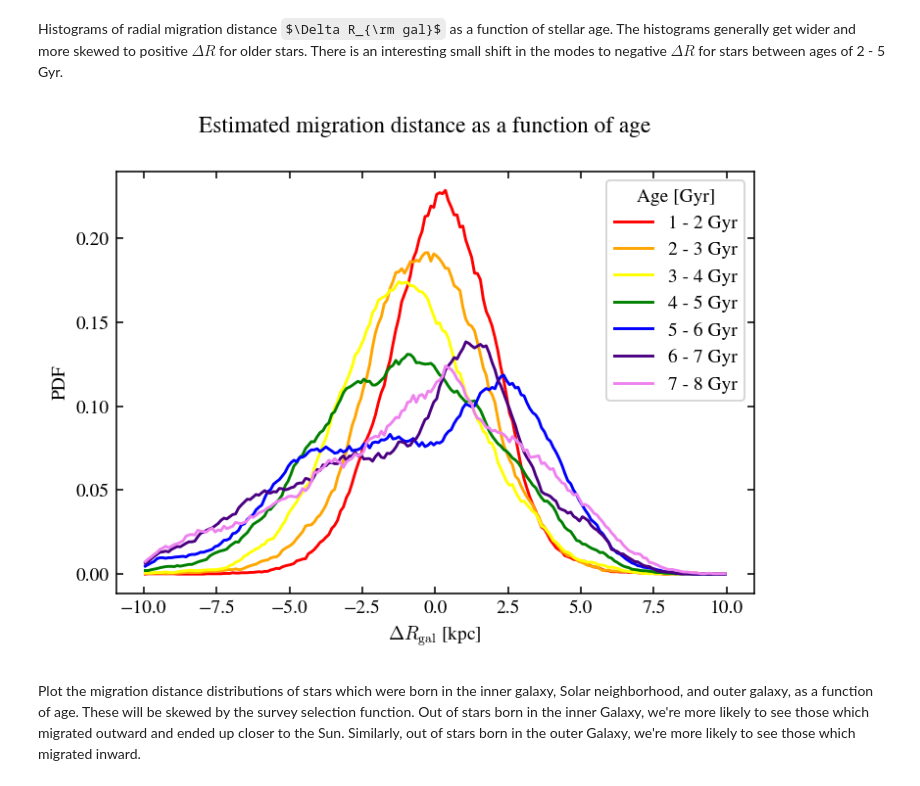
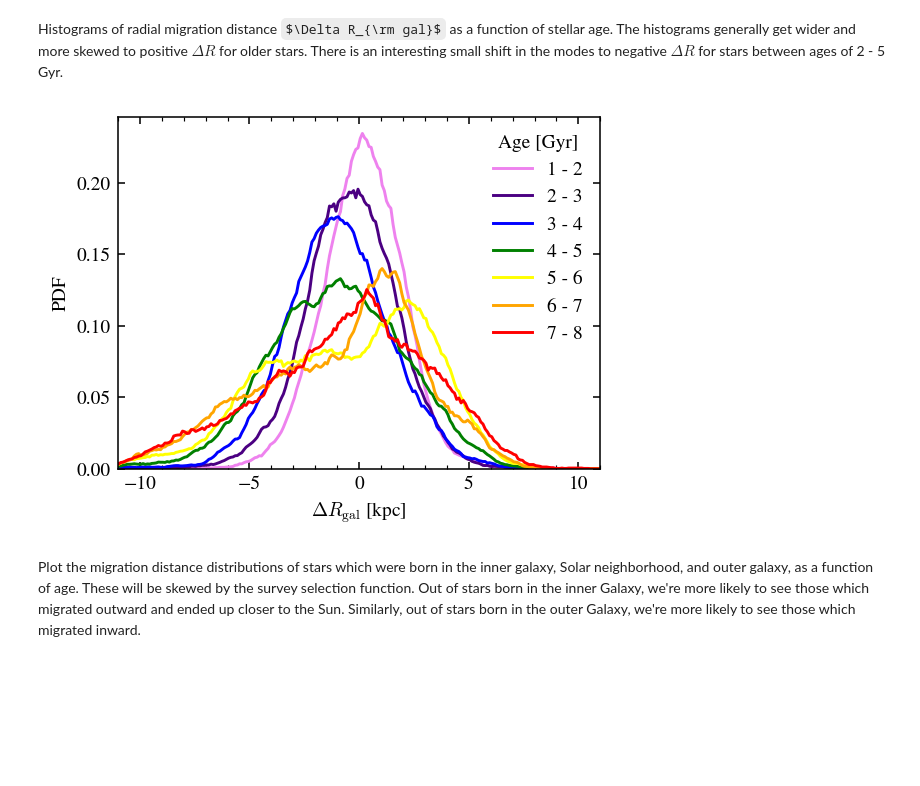
Before and after one commit to lodubay/abeona, a Jupyter notebook: notebooks/birth_radius_v2.ipynb, the cells around one changed output. Drawn from its saved outputs; the diff is of its cells as text; code cells hidden in the pictures; some formulas as TeX source; blank space fills up the shorter version.

```diff
--- a/notebooks/birth_radius_v2.ipynb
+++ b/notebooks/birth_radius_v2.ipynb
@@ -117,7 +104,7 @@ mdf_bin_centers = (mdf_bins[1:] + mdf_bins[:-1]) / 2
 
 age_bins = [0, 2, 4, 6, 8, 10, 12]
 galr_bins = [3, 5, 7, 9, 11, 13]
-colors = ['red', 'orange', 'yellow', 'green', 'blue', 'purple']
+colors = ['indigo', 'blue', 'green', 'yellow', 'orange', 'red']
 for j, ax in enumerate(axs.flatten()[:-1]):
     galr_lim = (galr_bins[j], galr_bins[j+1])
     for i in range(len(age_bins)-1):
@@ -129,16 +116,18 @@ for j, ax in enumerate(axs.flatten()[:-1]):
         if subset.shape[0] > 100:
             mdf, bin_edges = np.histogram(subset['FE_H'], bins=mdf_bins, density=True)
             mdf_smooth = box_smooth(mdf, bin_edges, 0.1)
-            ax.plot(mdf_bin_centers, mdf_smooth, label='%s - %s Gyr' % age_lim, color=colors[i])
+            ax.plot(mdf_bin_centers, mdf_smooth, label='%s - %s' % age_lim, color=colors[i])
             ax.set_title('%s - %s kpc' % galr_lim, pad=0, y=0.85)
 
 h, l = axs[0,-1].get_legend_handles_labels()
-axs[1,-1].legend(h, l, loc='upper right', title='Age')
+axs[1,-1].legend(h, l, loc='upper right', title='Age [Gyr]', frameon=False)
 for ax in axs[1]:
     ax.set_xlabel('[Fe/H]')
 for ax in axs[:,0]:
     ax.set_ylabel('PDF')
-axs[0,0].set_ylim((0, None))
+axs[0,0].set_ylim((0, 5))
+axs[0,0].xaxis.set_major_locator(MultipleLocator(0.5))
+axs[0,0].xaxis.set_minor_locator(MultipleLocator(0.1))
 fig.suptitle('MDFs in bins of current radius and age')
 
 plt.show()
@@ -147,7 +136,7 @@ plt.show()
 # %% [markdown]
 In each age bin, plot the mode of the MDF as a function of Galactocentric radius. I also plot the mode of all stars with ages < 8 Gyr as the black points, and I fit a line to those points (black dashed). Note that the size of the radial bins can make a big difference to the mode for bins with few stars.
 # %%
-fig, ax = plt.subplots()
+fig, ax = plt.subplots(figsize=(4, 2.5), constrained_layout=True)
 
 mdf_bins = np.arange(-1., 0.51, 0.01)
 mdf_bin_centers = (mdf_bins[1:] + mdf_bins[:-1]) / 2
@@ -156,7 +145,7 @@ age_bins = np.arange(0, 14, 2)
 age_bin_centers = (age_bins[1:] + age_bins[:-1]) / 2
 galr_bins = np.arange(3, 14, 1)
 galr_bin_centers = (galr_bins[1:] + galr_bins[:-1]) / 2
-colors = ['red', 'orange', 'yellow', 'green', 'blue', 'purple']
+colors = ['indigo', 'blue', 'green', 'yellow', 'orange', 'red']
 for j in range(len(age_bins) - 1):
     age_lim = (age_bins[j], age_bins[j+1])
     modes = []
@@ -171,7 +160,7 @@ for j in range(len(age_bins) - 1):
             mdf_smooth = box_smooth(mdf, bin_edges, 0.1)
             # calculate the mode
             modes.append(mdf_bin_centers[np.argmax(mdf_smooth)])
-    ax.plot(galr_bin_centers[:len(modes)], modes, color=colors[j], label='%s - %s Gyr' % age_lim)
+    ax.plot(galr_bin_centers[:len(modes)], modes, color=colors[j], label='%s - %s' % age_lim)
 
 # Best fit for <8 Gyr stars
 age_lim = (0, 8)
@@ -189,14 +178,16 @@ for i in range(len(galr_bins)-1):
 A = np.vstack([galr_bin_centers, np.ones(len(galr_bin_centers))]).T
 m, c = np.linalg.lstsq(A, np.array(modes), rcond=None)[0]
 print(m, c)
-ax.plot(galr_bin_centers, modes, 'ko', label='%s - %s Gyr' % age_lim)
-ax.plot(galr_bin_centers, m * galr_bin_centers + c, 'k--', label='fit')
+ax.plot(galr_bin_centers, modes, 'ko', label='%s - %s' % age_lim)
+ax.plot(galr_bin_centers, m * galr_bin_centers + c, 'k--', label='linear fit')
 
 ax.set_xlabel(r'$R_{\rm gal}$ [kpc]')
 ax.set_ylabel('mode([Fe/H])')
-ax.legend(title='Age [Gyr]', loc='upper left', bbox_to_anchor=(1, 1))
-fig.suptitle('Radial gradient of stellar metallicity by age')
+ax.xaxis.set_minor_locator(MultipleLocator(1.))
+ax.legend(title='Age [Gyr]', loc='upper left', bbox_to_anchor=(1, 1), frameon=False)
+# fig.suptitle('Radial gradient of stellar metallicity by age')
 
+fig.savefig('metallicity_gradients.pdf', dpi=300)
 plt.show()
 # %% [output]
 -0.0631515151515152 0.5142121212121223
@@ -212,28 +253,33 @@ young_sample['DELTA_R'] = young_sample['GALR'] - young_sample['GALR_BIRTH']
 # %% [markdown]
 Histograms of radial migration distance $\Delta R_{\rm gal}$ as a function of stellar age. The histograms generally get wider and more skewed to positive $\Delta R$ for older stars. There is an interesting small shift in the modes to negative $\Delta R$ for stars between ages of 2 - 5 Gyr.
 # %%
-fig, ax = plt.subplots()
+fig, ax = plt.subplots(figsize=(4, 3), constrained_layout=True)
 
-dr_bins = np.arange(-10, 10.1, 0.1)
+dr_bins = np.arange(-11, 11.1, 0.1)
 dr_bin_centers = (dr_bins[:-1] + dr_bins[1:]) / 2
 age_bins = np.arange(1, 9, 1)
-colors = ['red', 'orange', 'yellow', 'green', 'blue', 'indigo', 'violet']
+colors = ['violet', 'indigo', 'blue', 'green', 'yellow', 'orange', 'red']
 for i in range(len(age_bins) - 1):
     age_lim = (age_bins[i], age_bins[i+1])
     subset = young_sample[(young_sample['LATENT_AGE'] >= age_lim[0]) &
                           (young_sample['LATENT_AGE'] < age_lim[1])].copy()
     hist, bin_edges = np.histogram(subset['DELTA_R'], bins=dr_bins, density=True)
     hist_smooth = box_smooth(hist, bin_edges, 1.)
-    ax.plot(dr_bin_centers, hist_smooth, color=colors[i], label='%s - %s Gyr' % age_lim)
+    ax.plot(dr_bin_centers, hist_smooth, color=colors[i], label='%s - %s' % age_lim)
 
-ax.legend(title='Age [Gyr]')
+ax.legend(title='Age [Gyr]', frameon=False)
 ax.set_xlabel(r'$\Delta R_{\rm gal}$ [kpc]')
 ax.set_ylabel('PDF')
-fig.suptitle('Estimated migration distance as a function of age')
+ax.set_ylim((0, None))
+ax.set_xlim((-11, 11))
+ax.xaxis.set_major_locator(MultipleLocator(5))
+ax.xaxis.set_minor_locator(MultipleLocator(1))
+# fig.suptitle('Estimated migration distance as a function of age')
 
+fig.savefig('migration_distance_by_age.pdf', dpi=300)
 plt.show()
 # %% [output]
-[figure, old version]
+[figure, new version]
 # %% [markdown]
 Plot the migration distance distributions of stars which were born in the inner galaxy, Solar neighborhood, and outer galaxy, as a function of age. These will be skewed by the survey selection function. Out of stars born in the inner Galaxy, we're more likely to see those which migrated outward and ended up closer to the Sun. Similarly, out of stars born in the outer Galaxy, we're more likely to see those which migrated inward.
 # %%
```
Also changed, not shown: parts of 13 cells of this notebook, 8 other files.
